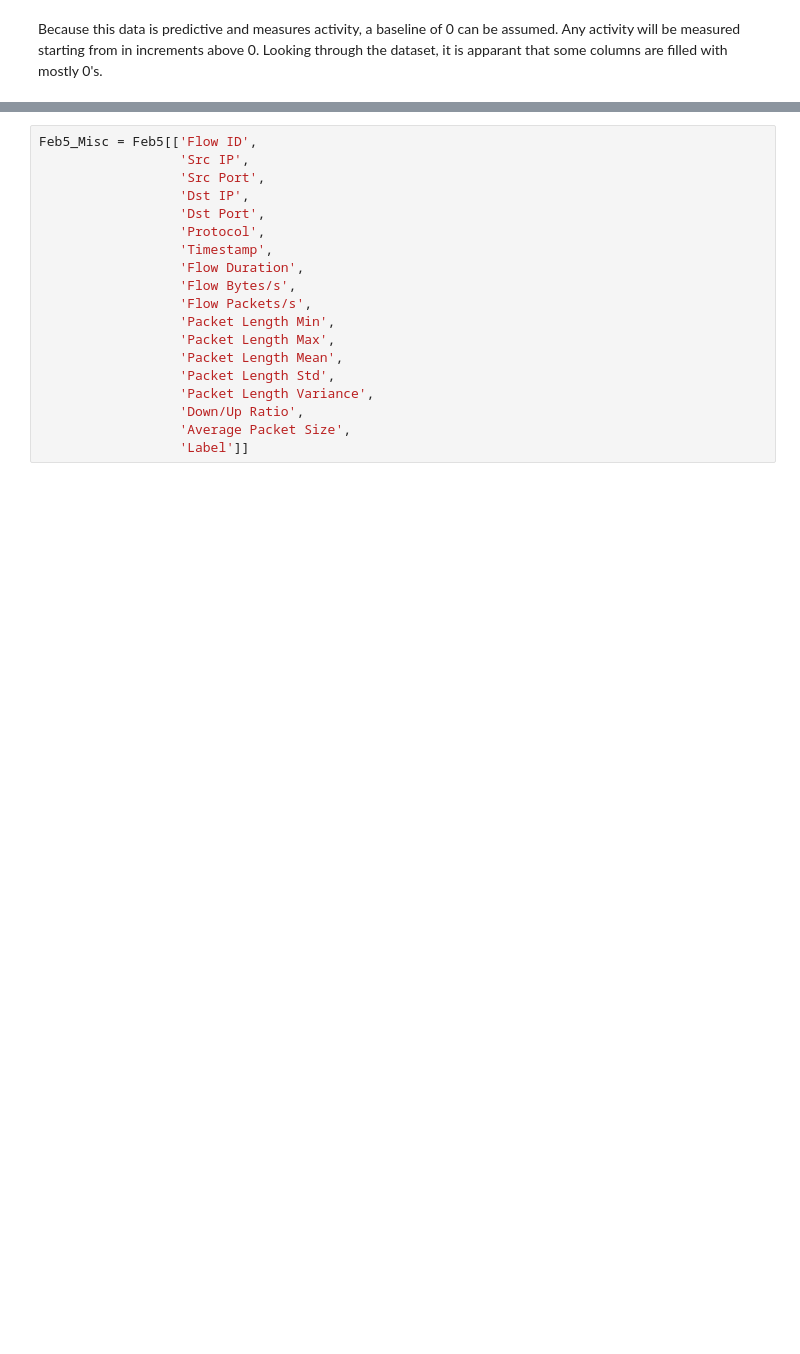
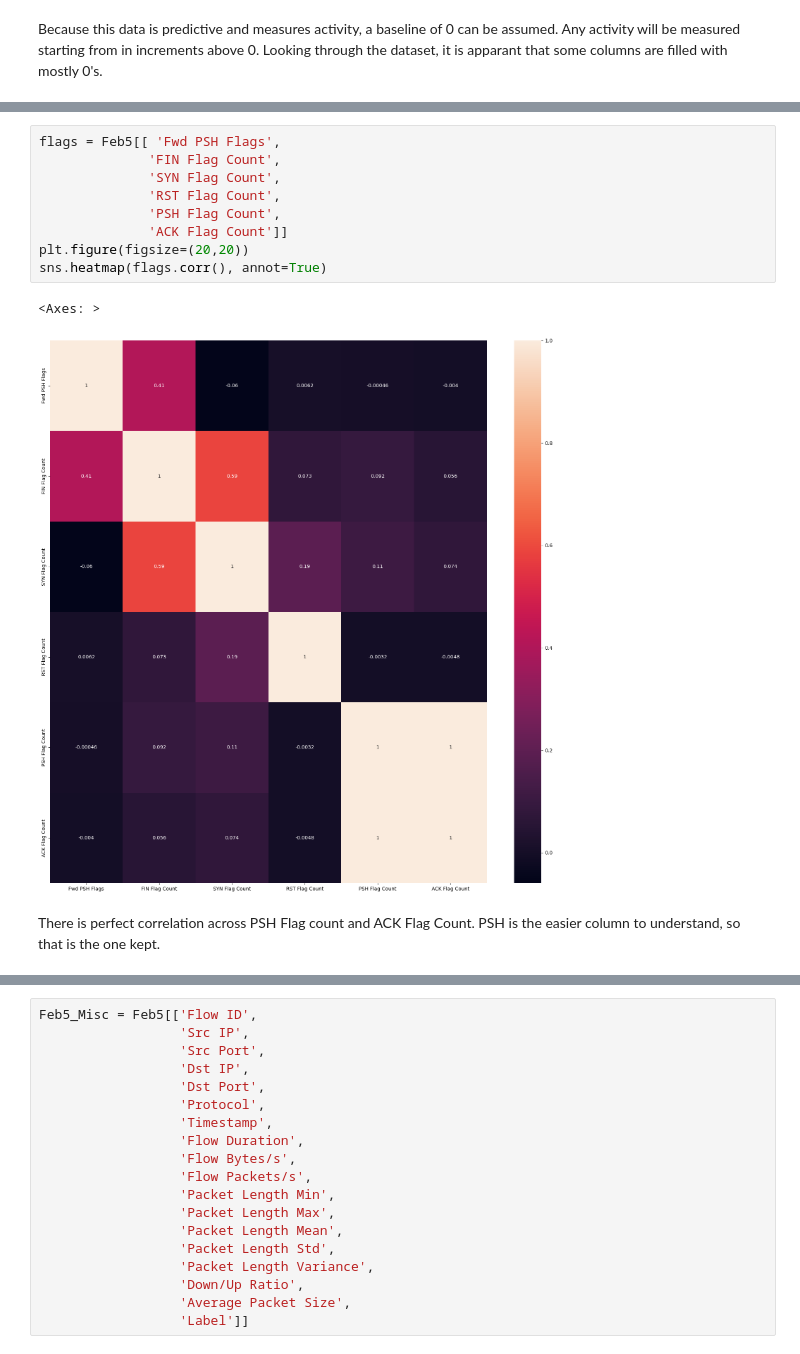
Before and after one commit to Totally-Kyle/The-CyberChase, a Jupyter notebook: Feb5.ipynb, the cells around one changed output, grey strips where cells are left out. Cells and saved outputs as stored; diff of their text form; blank space fills up the shorter version.

```diff
--- a/Feb5.ipynb
+++ b/Feb5.ipynb
@@ -292,0 +79,14 @@ iad_greater_than_zero_counts
+# %%
+flags = Feb5[[ 'Fwd PSH Flags',
+              'FIN Flag Count',
+              'SYN Flag Count',
+              'RST Flag Count',
+              'PSH Flag Count',
+              'ACK Flag Count']]
+plt.figure(figsize=(20,20))
+sns.heatmap(flags.corr(), annot=True)
+# %% [output]
+<Axes: >
+[figure, added]
+# %% [markdown]
+There is perfect correlation across PSH Flag count and ACK Flag Count. PSH is the easier column to understand, so that is the one kept.
```
Also changed, not shown: parts of 48 cells of this notebook.
